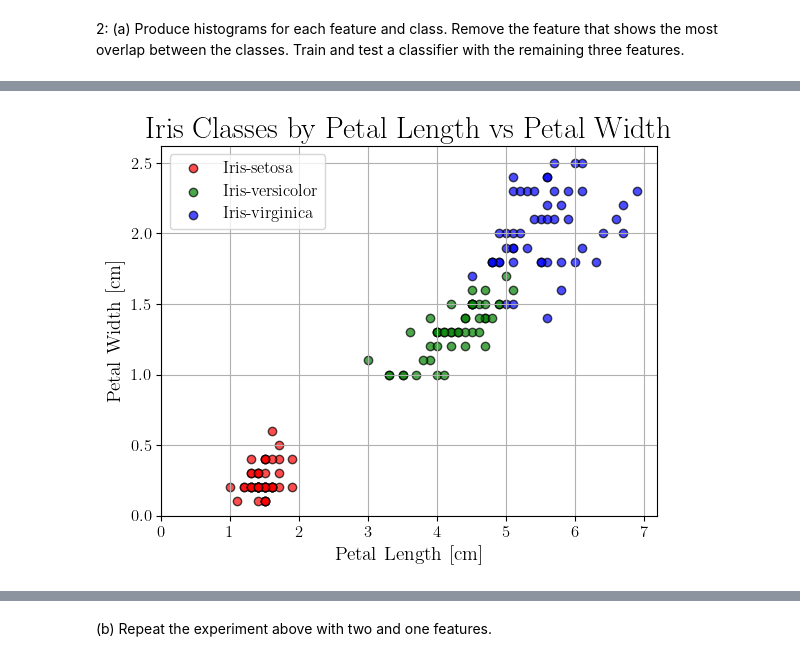
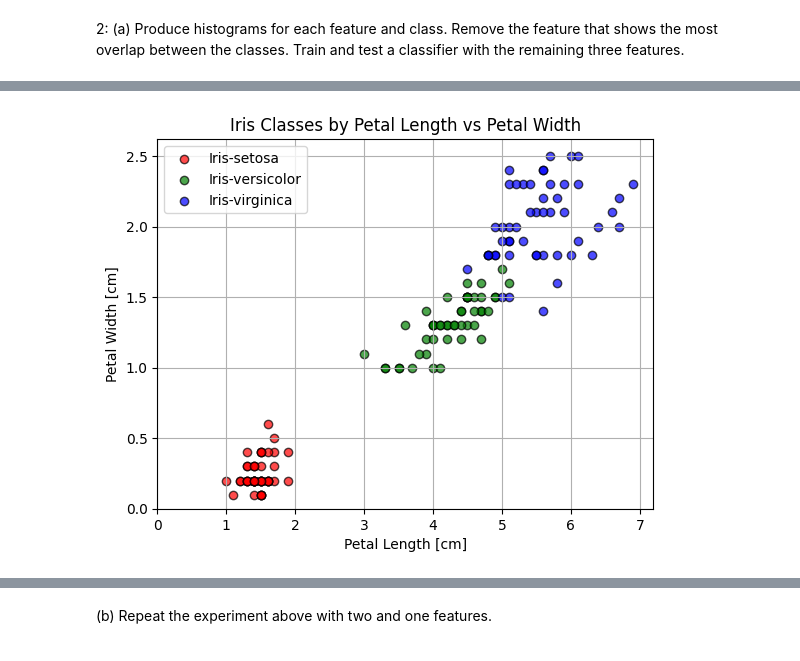
Before and after one commit to mokamv/Classification-Project, a Jupyter notebook: Task 1/iristask.ipynb, the cells around one changed output, grey strips where cells are left out. Saved outputs shown, nothing was run; the diff lists cells and outputs as text; code cells hidden in the pictures.

```diff
--- a/Task 1/iristask.ipynb
+++ b/Task 1/iristask.ipynb
@@ -263,20 +211,6 @@ No artists with labels found to put in legend.  Note that artists whose label st
 most overlap between the classes. Train and test a classifier with the remaining
 three features.
 # %%
-import matplotlib as mpl
-
-# Latex style and font
-mpl.rcParams.update({
-    "text.usetex": True,
-    "font.family": "serif",
-    "font.serif": ["Computer Modern Roman"],
-    "axes.labelsize": 12,
-    "font.size": 12,
-    "legend.fontsize": 12,
-    "xtick.labelsize": 14,
-    "ytick.labelsize": 14,
-})
-
 data = [line.strip().split(',') for line in data1 if line.strip() != '']
 
 features = ['Sepal length', 'Sepal width', 'Petal length', 'Petal width']
@@ -288,7 +222,6 @@ axes = axes.flatten()
 
 for i in range(4):
     ax = axes[i]
-    plt.figure()
     for j, label in enumerate(class_labels):
         values = [float(row[i]) for row in data if row[-1] == label]
         ax.hist(values, bins=10, alpha=0.5, label=label, color=colors[j])
@@ -298,6 +231,7 @@ for i in range(4):
     ax.legend()
     ax.grid(True)
 
-plt.tight_layout()  # Adjust spacing to avoid overlap
+#plt.tight_layout()  # Adjust spacing to avoid overlap
+plt.savefig("Figures/histograms.pdf", dpi=300, bbox_inches="tight")
 plt.show()
 # %% [output]
@@ -309,37 +239,24 @@ plt.show()
 # %%
-import matplotlib as mpl
-
-# Latex style and font
-mpl.rcParams.update({
-    "text.usetex": True,
-    "font.family": "serif",
-    "font.serif": ["Computer Modern Roman"],
-    "axes.labelsize": 14,
-    "font.size": 18,
-    "legend.fontsize": 12,
-    "xtick.labelsize": 12,
-    "ytick.labelsize": 12,
-})
-
 petal_length = feature_data[:, 2]
 petal_width = feature_data[:, 3]
 
 class_names = ['Iris-setosa', 'Iris-versicolor', 'Iris-virginica']
 class_colors = ['red', 'green', 'blue']
 
 for i, class_name in enumerate(class_names):
     idx = [j for j, label in enumerate(targets) if label == class_name]
     plt.scatter(petal_length[idx], petal_width[idx],
                 color=class_colors[i], label=class_name, alpha=0.7, edgecolor='k')
 
 plt.xlabel("Petal Length [cm]")
 plt.ylabel("Petal Width [cm]")
 plt.title("Iris Classes by Petal Length vs Petal Width")
 plt.xlim(left=0)  # Start x-axis from 0
 plt.ylim(bottom=0)  # Start y-axis from 0
 plt.legend()
 plt.grid(True)
+plt.savefig("Figures/petal_length_vs_petal_width.pdf", dpi=300, bbox_inches="tight")
 plt.show()
 # %% [output]
-[figure, old version]
+[figure, new version]
 # %%
```
Also changed, not shown: parts of 12 cells of this notebook, 25 other files.
